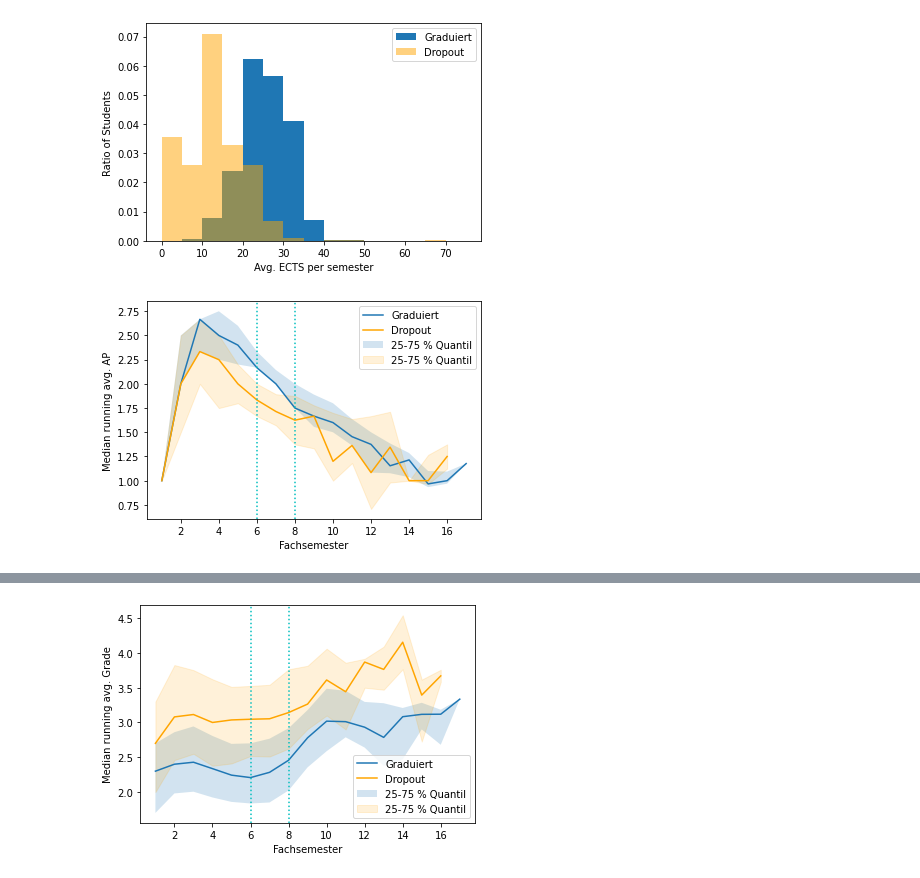
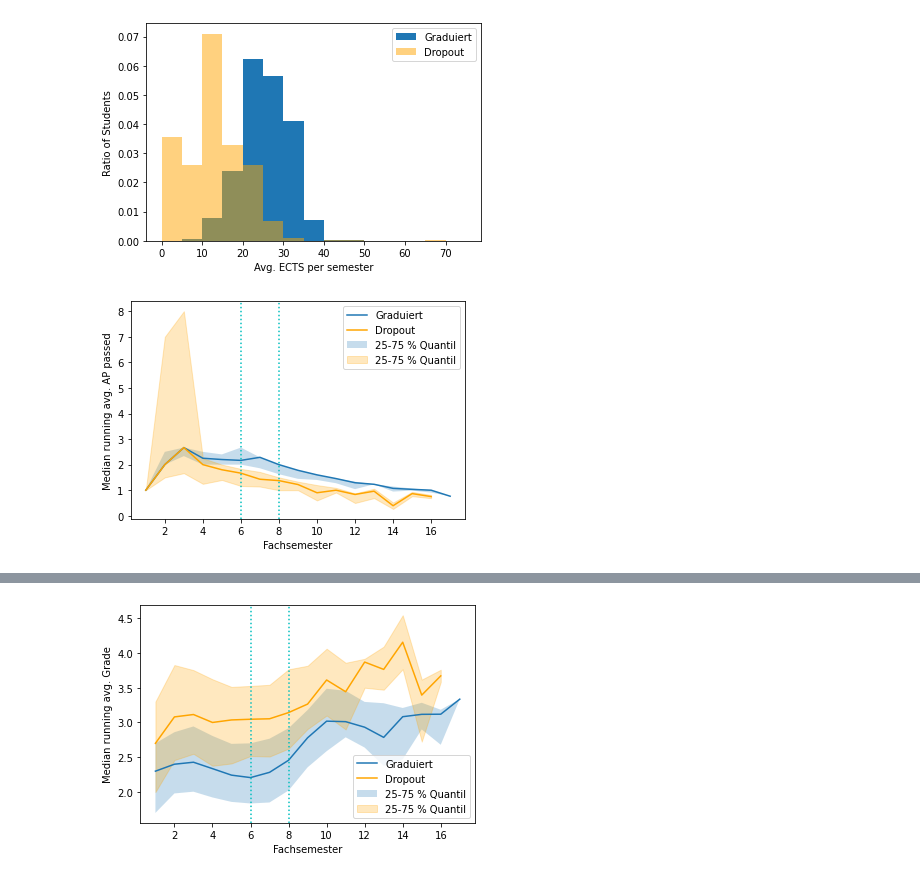
Before and after one commit to hhu-rapp/rapp-tool, a Jupyter notebook: notebooks/regression-plots.ipynb, the cells around one changed output, grey strips where cells are left out. Drawn from its saved outputs; the diff is of its cells as text; code cells hidden in the pictures.

Commit message:
Fix issue with counting of passed APs in regression variable analysis

```diff
--- a/notebooks/regression-plots.ipynb
+++ b/notebooks/regression-plots.ipynb
@@ -110,7 +110,7 @@ df
 # %% [markdown]
 As I was unable to properly create the cumulative sums over average grade and CP, we need to sum the cumulative results per term ourselves.
 # %%
-cum_fields = ["AnzahlNoten", "SummeNoten", "Ects"]
+cum_fields = ["AnzahlNoten", "SummeNoten", "Ects", "AnzahlBE"]
 
 student_data = df.fillna(0).groupby(["Pseudonym"])
 cum = student_data[cum_fields].cumsum()
@@ -194,7 +194,7 @@ def avg_error(avg_data, ycol_name, ylabel, std_data, qhigh=quant_high, qlow=quan
         # ecolor="r", elinewidth=1, capsize=1,
         label="Graduiert")
     plt.fill_between(terms, ql_passed, qh_passed,
-        alpha=0.2, label="25-75 % Quantil")
+        alpha=0.25, label="25-75 % Quantil")
     # plt.fill_between(terms, y_passed-err_passed, y_passed+err_passed,
     #     color='gray', alpha=0.2)
 
@@ -209,7 +209,7 @@ def avg_error(avg_data, ycol_name, ylabel, std_data, qhigh=quant_high, qlow=quan
         color='orange',
         label="Dropout")
     plt.fill_between(terms, ql_nb, qh_nb,
-        color='orange', alpha=0.15, label="25-75 % Quantil")
+        color='orange', alpha=0.25, label="25-75 % Quantil")
 
     plt.axvline(x=6, linestyle=':', color='c')
     plt.axvline(x=8, linestyle=':', color='c')
@@ -519,7 +517,7 @@ plt.axvline(x=8, color='c', linestyle=':')
 # %%
 ects_data = cum_data.copy()
 ects_data["AvgEcts"] = ects_data["Ects"]/ects_data["Fachsemester"]
-ects_data["AvgAP"] = ects_data["AnzahlNoten"]/ects_data["Fachsemester"]
+ects_data["AvgAP"] = ects_data["AnzahlBE"]/ects_data["Fachsemester"]
 
 # Enforce 3-Dropout definition
 ects_data = ects_data[ects_data["MaxSemesterjahr"] < 2020]
@@ -594,10 +592,10 @@ plt.legend()
 <matplotlib.legend.Legend at 0x...>
 [figure]
 # %%
-avg_error(ects_means, "AvgAP", "Median running avg. AP", ects_std,
+avg_error(ects_means, "AvgAP", "Median running avg. AP passed", ects_std,
     qhigh=ects_qh, qlow=ects_ql)
 # %% [output]
-[figure, old version]
+[figure, new version]
 # %%
 bins = np.linspace(1, 18, 18)
 
```
Also changed, not shown: parts of 17 cells of this notebook, 2 other files.
